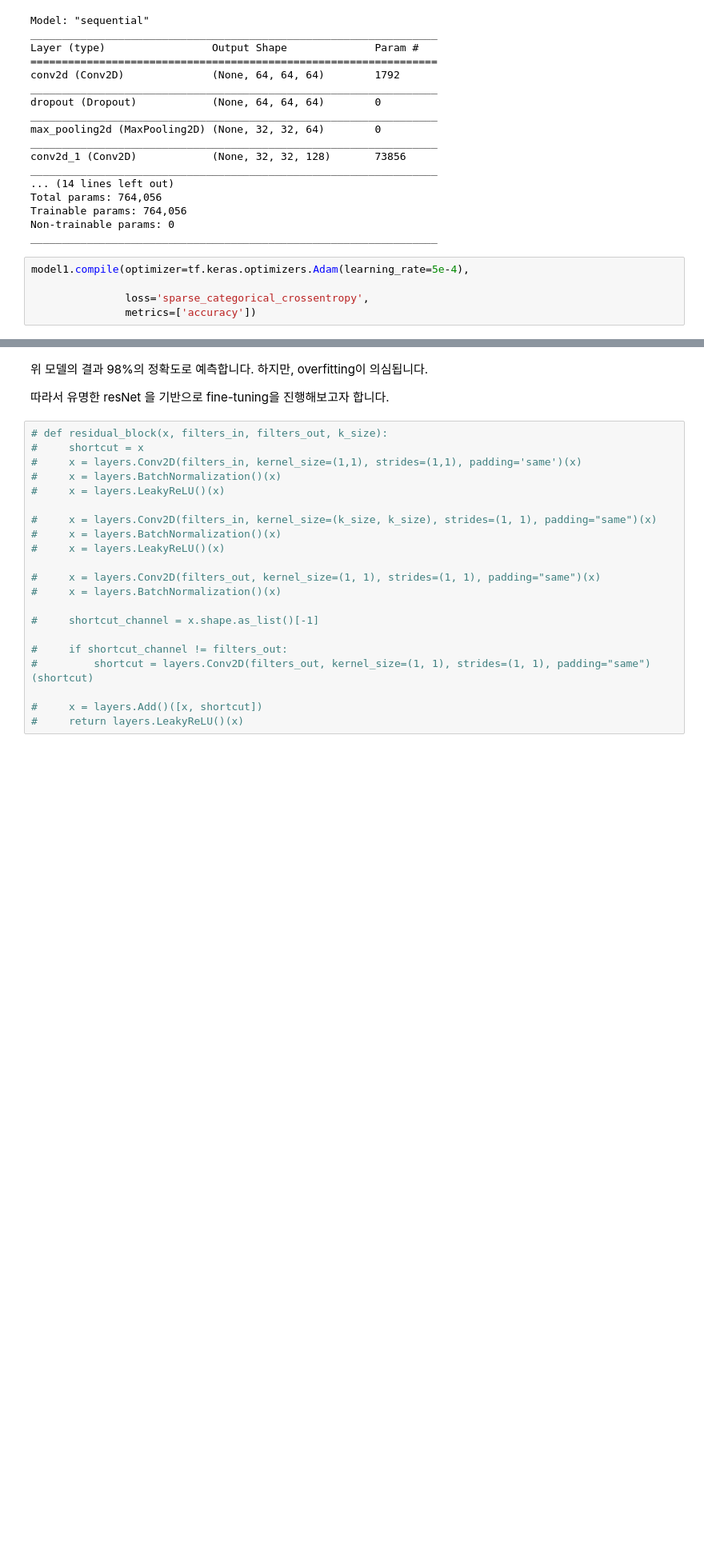
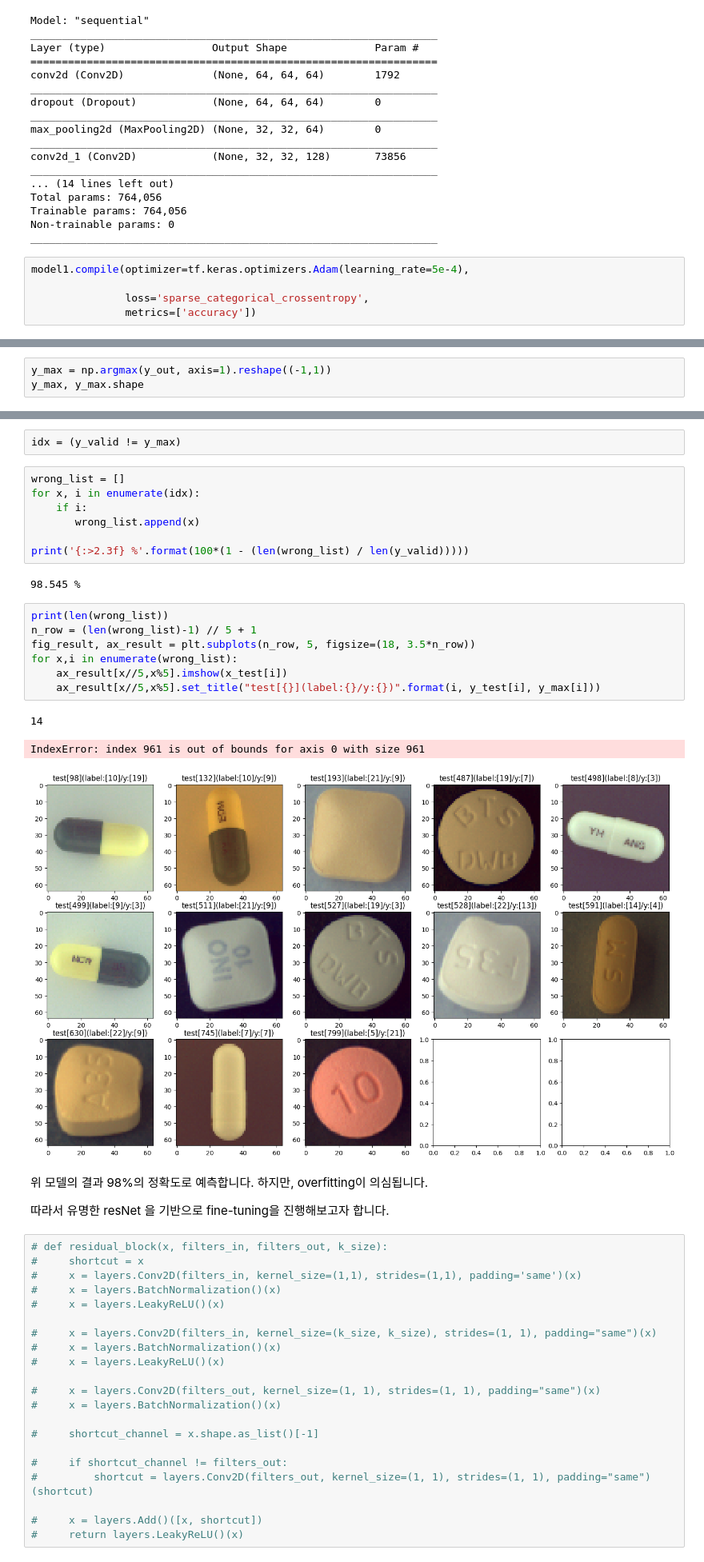
Before and after one commit to rainsky3840/Bootcamp_project, a Jupyter notebook: 김지수/drug.ipynb, the cells around one changed output, grey strips where cells are left out. Shown at 80% size. Saved outputs shown, nothing was run; the diff lists cells and outputs as text; blank space fills up the shorter version.

```diff
--- a/김지수/drug.ipynb
+++ b/김지수/drug.ipynb
@@ -406,0 +435,3 @@ test_data = cv2.imread()
+# %%
+y_max = np.argmax(y_out, axis=1).reshape((-1,1))
+y_max, y_max.shape
@@ -407,3 +456,25 @@ test_data = cv2.imread()
+# %%
+idx = (y_valid != y_max)
+# %%
+wrong_list = []
+for x, i in enumerate(idx):
+    if i:
+       wrong_list.append(x)
+
+print('{:>2.3f} %'.format(100*(1 - (len(wrong_list) / len(y_valid)))))
+# %% [output]
+98.545 %
+# %%
+print(len(wrong_list))
+n_row = (len(wrong_list)-1) // 5 + 1
+fig_result, ax_result = plt.subplots(n_row, 5, figsize=(18, 3.5*n_row))
+for x,i in enumerate(wrong_list):
+    ax_result[x//5,x%5].imshow(x_test[i])
+    ax_result[x//5,x%5].set_title("test[{}](label:{}/y:{})".format(i, y_test[i], y_max[i]))
+# %% [output]
+14
+IndexError: index 961 is out of bounds for axis 0 with size 961
+[figure, added]
 # %% [markdown]
 위 모델의 결과 98%의 정확도로 예측합니다. 하지만, overfitting이 의심됩니다.
 
```
Also changed, not shown: parts of 13 cells of this notebook.
